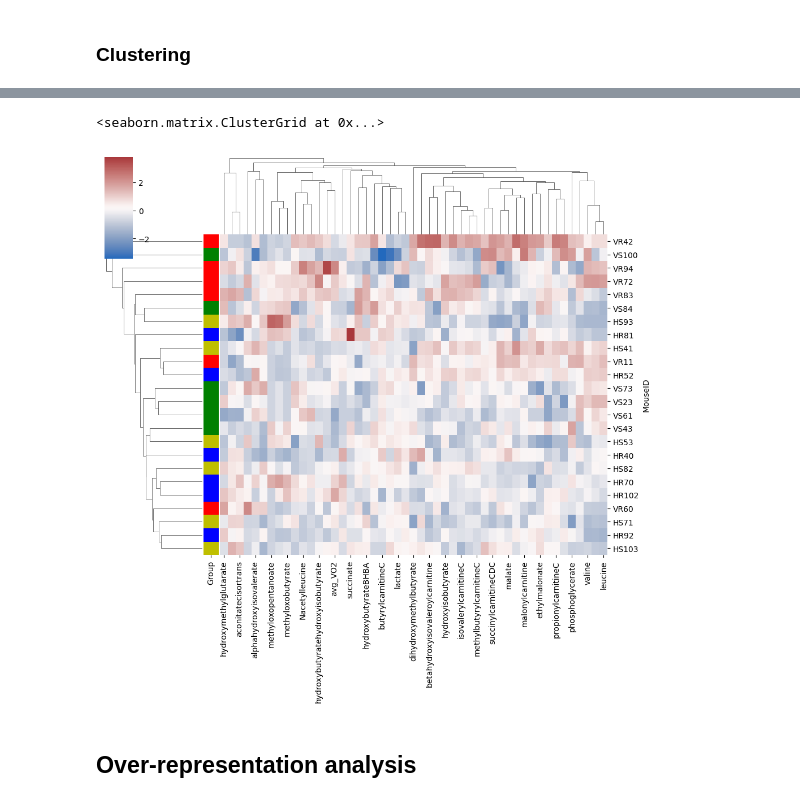
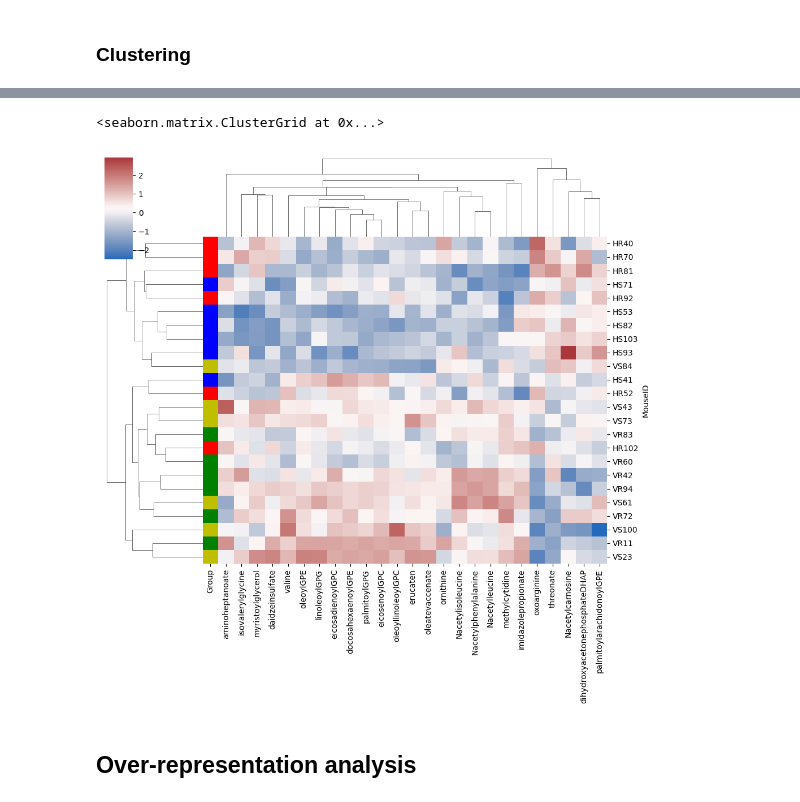
Before and after one commit to bjwadswo/JohnsonLab_Wadsworth-et-al_2HB-Metabolomics, a Jupyter notebook: Met_Analysis.ipynb, the cells around one changed output, grey strips where cells are left out. Drawn from its saved outputs; the diff is of its cells as text; code cells hidden in the pictures.

```diff
--- a/Met_Analysis.ipynb
+++ b/Met_Analysis.ipynb
@@ -30,7 +30,7 @@ muscle_df = muscle_df.set_index('PARENT_SAMPLE_NAME')
 # chemical meta data and chemicals identified to be related to BCAA metabolism
 muscle_chemicals = pd.read_excel(f'{path}{muscle_file}.XLSX',sheet_name='Chemical Annotation' )
 serum_chemicals = pd.read_excel(f'{path}{serum_file}.XLSX',sheet_name='Chemical Annotation' )
-sel_chemicals = pd.read_excel(f'{path}selectmetabolites.xlsx',sheet_name='SERUM_select' )
+sel_chemicals = pd.read_excel(f'{path}selectmetabolites.xlsx',sheet_name='SERUM_named' )
 # sample metadata
 serum_samples = pd.read_excel(f'{path}{serum_file}.XLSX',sheet_name='Sample Meta Data' )
 muscle_samples = pd.read_excel(f'{path}{muscle_file}.XLSX',sheet_name='Sample Meta Data' )
@@ -455,2 +488,25 @@ muscle_adj.to_csv('muscle_adjusted_values.csv')
 # %% [markdown]
 ### Muscle group comparisons and testing
+# %%
+results = pd.DataFrame(columns=['Metabolite','p_value','Ex']) # create an empty dataframe to hold the results
+# iterate over each column, calculating the test statistic for each column and storing the results in the dataframe
+for met in muscle_adj.columns[:-8]:
+    ancova_res = ancova(data=muscle_anc, dv = met, covar = 'max_VO2', between = 'Tx')
+    p_value = ancova_res.iloc[0,4]
+    results.loc[len(results)] = pd.Series({
+        'Metabolite': met,
+        'p_value': p_value,
+        'Ex': 'R'
+        })
+reject, adj_pvalues, sidak, bonf = multipletests(
+    results.p_value.fillna(1), alpha=0.1, method = 'fdr_tsbh'
+)
+results['adj_p'] = adj_pvalues
+results['reject'] = reject
+results.to_csv('muscle_FDR.csv')
+mus_hit_results = results.sort_values('p_value').head(25)
+muscle_DE = muscle_adj[mus_hit_results.Metabolite.unique()]
+muscle_fwn_DE = muscle_fwn[mus_hit_results.Metabolite.unique()]
+muscle_DE['Group'] = muscle_adj['Group']
+muscle_fwn_DE['Group'] = muscle_adj['Group']
+print(results.reject.value_counts(),'\n',muscle_adj.shape, muscle_DE.shape)
@@ -457,8 +549,9 @@ muscle_adj.to_csv('muscle_adjusted_values.csv')
 # %%
-grouped = muscle_adj.groupby('Group') # organize data by groups
+""" t test FDR
+grouped = muscle_fwn.groupby('Group') # organize data by groups
 results = pd.DataFrame(columns=['Metabolite','p_value','Ex']) # create an empty dataframe to hold the results
 # iterate over each column, calculating the test statistic for each column and storing the results in the dataframe
-for met in muscle_adj.columns[:-8]:
+for met in muscle_fwn.columns[:-8]:
     VS = grouped.get_group('VS')[met]
     VR = grouped.get_group('VR')[met]
     HS = grouped.get_group('HS')[met]
@@ -484,8 +577,9 @@ reject, adj_pvalues, sidak, bonf = multipletests(
 results['adj_p'] = adj_pvalues
 results['reject'] = reject
 results.to_csv('muscle_FDR.csv')
-mus_hit_results = results[results.reject == True]
-muscle_DE = muscle_adj[mus_hit_results.Metabolite.unique()]
-muscle_DE['Group'] = muscle_adj['Group']
-print(results.reject.value_counts(),'\n',muscle_adj.shape, muscle_DE.shape)
+mus_hit_results = results[results.p_value <= 0.05]
+muscle_DE = muscle_fwn[mus_hit_results.Metabolite.unique()]
+muscle_DE['Group'] = muscle_fwn['Group']
+print(results.reject.value_counts(),'\n',muscle_fwn.shape, muscle_DE.shape)
+"""
 # %% [output]
@@ -534,10 +618,10 @@ sns.clustermap(serum_DE.select_dtypes(include=np.number),row_colors=row_colours,
 # %%
-lut = dict(zip(muscle_adj.Group.unique(), "rbgy"))
-row_colours = muscle_adj.Group.map(lut)
-sns.clustermap(muscle_adj.select_dtypes(include=np.number),row_colors=row_colours,cmap='vlag',method='average',metric='seuclidean')
+lut = dict(zip(muscle_DE.Group.unique(), "rbgy"))
+row_colours =  muscle_DE.Group.map(lut)
+sns.clustermap(muscle_DE.select_dtypes(include=np.number),row_colors=row_colours,cmap='vlag',method='average',metric='Seuclidean')
 # %% [output]
 <seaborn.matrix.ClusterGrid at 0x...>
-[figure, old version]
+[figure, new version]
 # %% [markdown]
 ## Over-representation analysis
 # %%
```
Also changed, not shown: parts of 29 cells of this notebook, 9 other files.
